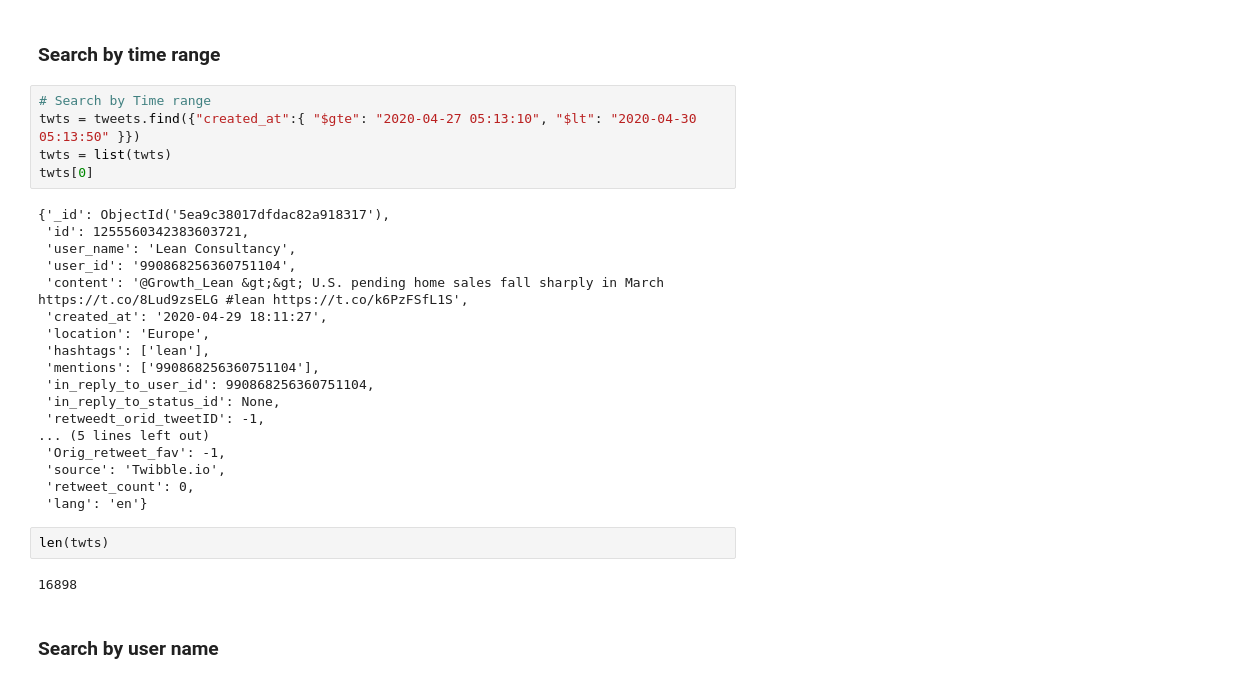
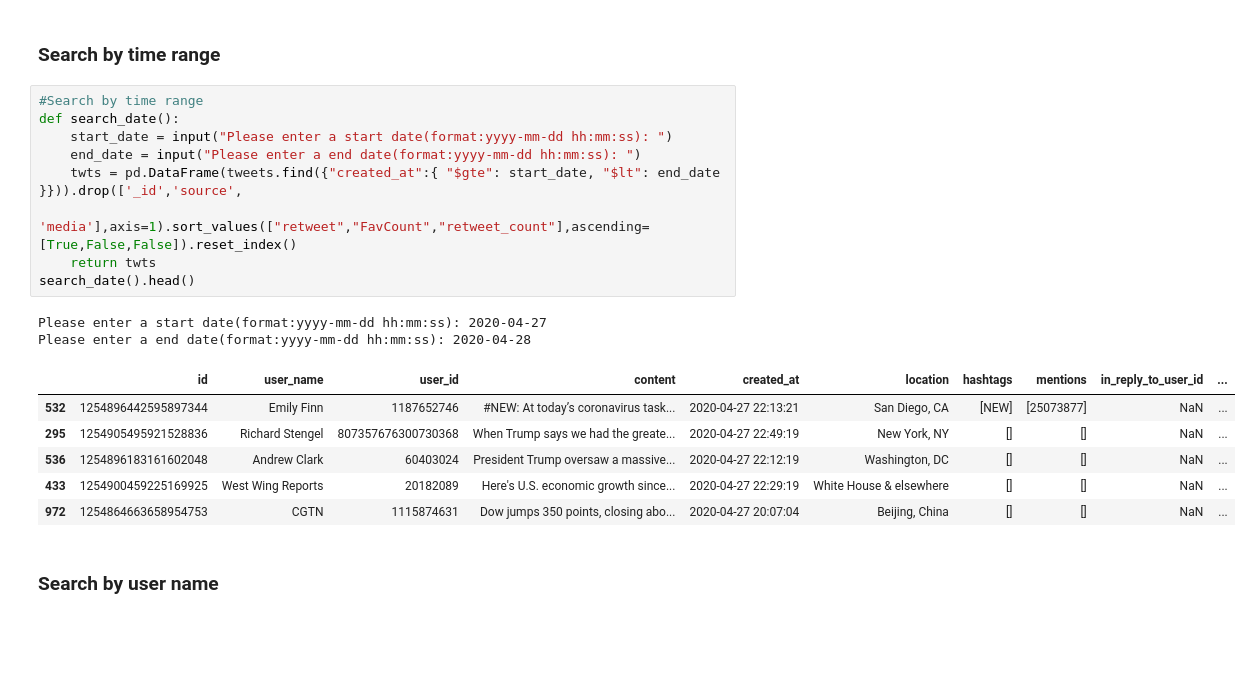
Before and after one commit to SankBad/Twitter_Database, a Jupyter notebook: Query.ipynb, the cells around one changed output. Saved outputs shown, nothing was run; the diff lists cells and outputs as text; blank space fills up the shorter version.

```diff
--- a/Query.ipynb
+++ b/Query.ipynb
@@ -263,31 +242,22 @@ len(twts)
 # %% [markdown]
 ### Search by time range
-# %%
-# Search by Time range
-twts = tweets.find({"created_at":{ "$gte": "2020-04-27 05:13:10", "$lt": "2020-04-30 05:13:50" }})
-twts = list(twts)
-twts[0]
-# %% [output]
-{'_id': ObjectId('5ea9c38017dfdac82a918317'),
- 'id': 1255560342383603721,
- 'user_name': 'Lean Consultancy',
- 'user_id': '990868256360751104',
- 'content': '@Growth_Lean &gt;&gt; U.S. pending home sales fall sharply in March https://t.co/8Lud9zsELG #lean https://t.co/k6PzFSfL1S',
- 'created_at': '2020-04-29 18:11:27',
- 'location': 'Europe',
- 'hashtags': ['lean'],
- 'mentions': ['990868256360751104'],
- 'in_reply_to_user_id': 990868256360751104,
- 'in_reply_to_status_id': None,
- 'retweedt_orid_tweetID': -1,
-... (5 lines left out)
- 'Orig_retweet_fav': -1,
- 'source': 'Twibble.io',
- 'retweet_count': 0,
- 'lang': 'en'}
-# %%
-len(twts)
-# %% [output]
-16898
+# %%
+#Search by time range
+def search_date():
+    start_date = input("Please enter a start date(format:yyyy-mm-dd hh:mm:ss): ")
+    end_date = input("Please enter a end date(format:yyyy-mm-dd hh:mm:ss): ")
+    twts = pd.DataFrame(tweets.find({"created_at":{ "$gte": start_date, "$lt": end_date }})).drop(['_id','source',
+                'media'],axis=1).sort_values(["retweet","FavCount","retweet_count"],ascending=[True,False,False]).reset_index()
+    return twts
+search_date().head()
+# %% [output]
+Please enter a start date(format:yyyy-mm-dd hh:mm:ss): 2020-04-27
+Please enter a end date(format:yyyy-mm-dd hh:mm:ss): 2020-04-28
+|  | id | user_name | user_id | content | created_at | location | hashtags | mentions | in_reply_to_user_id | ... |
+| 532 | 1254896442595897344 | Emily Finn | 1187652746 | #NEW: At today’s coronavirus task... | 2020-04-27 22:13:21 | San Diego, CA | [NEW] | [25073877] | NaN | ... |
+| 295 | 1254905495921528836 | Richard Stengel | 807357676300730368 | When Trump says we had the greate... | 2020-04-27 22:49:19 | New York, NY | [] | [] | NaN | ... |
+| 536 | 1254896183161602048 | Andrew Clark | 60403024 | President Trump oversaw a massive... | 2020-04-27 22:12:19 | Washington, DC | [] | [] | NaN | ... |
+| 433 | 1254900459225169925 | West Wing Reports | 20182089 | Here's U.S. economic growth since... | 2020-04-27 22:29:19 | White House & elsewhere | [] | [] | NaN | ... |
+| 972 | 1254864663658954753 | CGTN | 1115874631 | Dow jumps 350 points, closing abo... | 2020-04-27 20:07:04 | Beijing, China | [] | [] | NaN | ... |
 # %% [markdown]
 ### Search by user name
```
Also changed, not shown: parts of 26 cells of this notebook.
